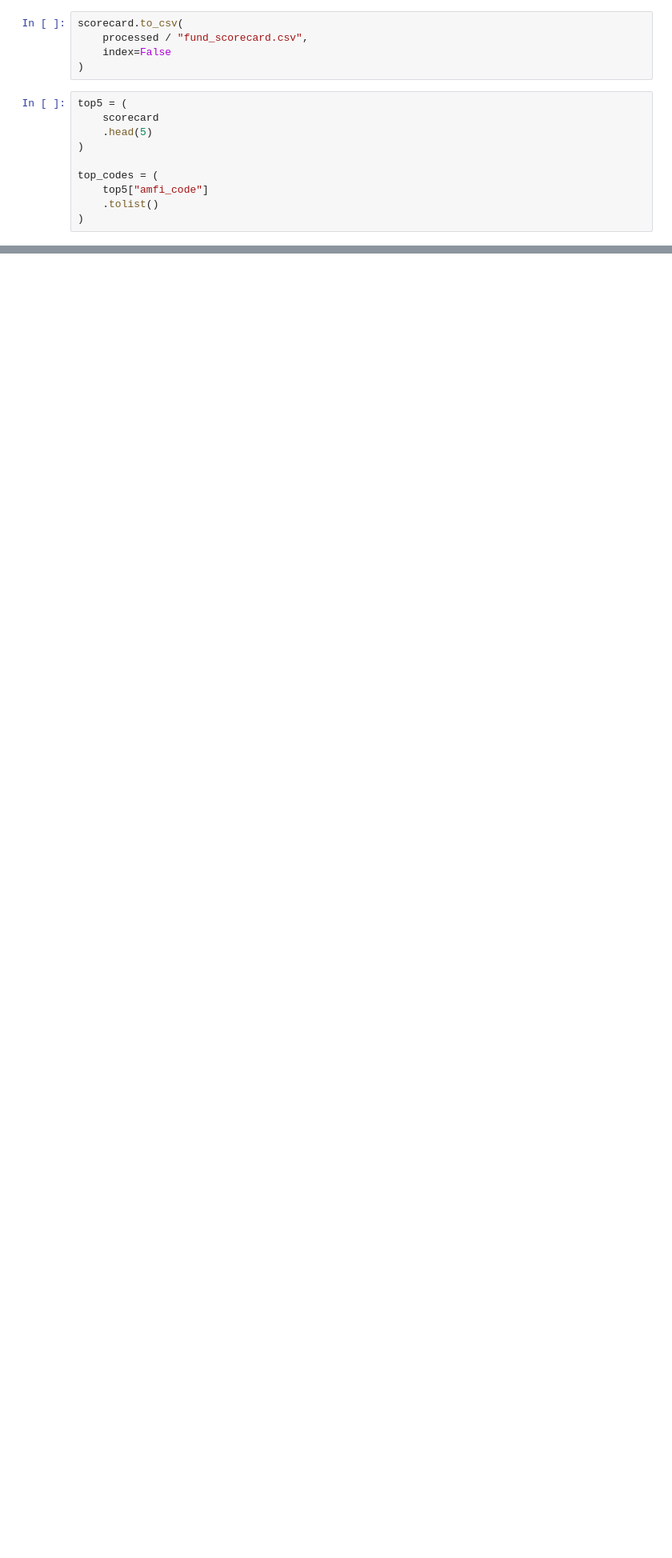
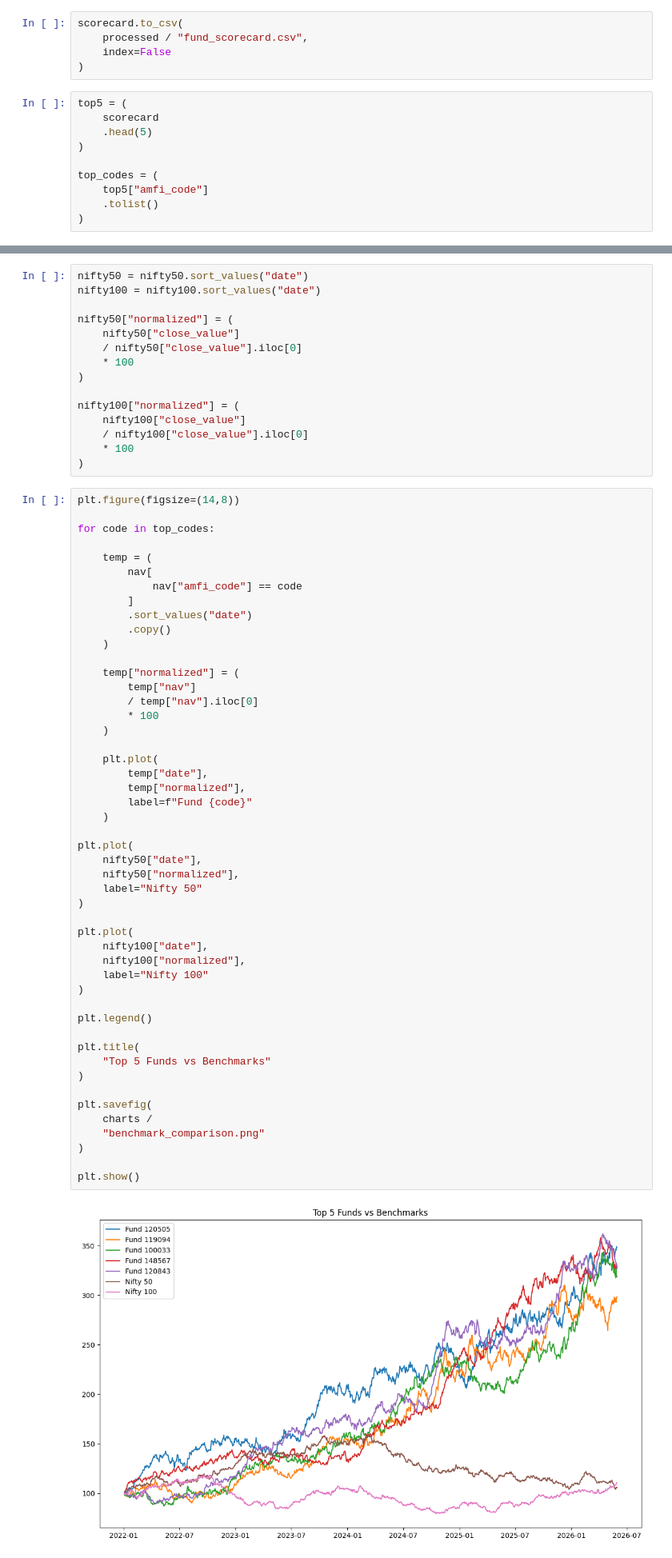
Before and after one commit to Rhea-15/mutual-fund-analytics, a Jupyter notebook: notebooks/Performance_Analytics.ipynb, the cells around one changed output, grey strips where cells are left out. Shown at 80% size. Cells and saved outputs as stored; diff of their text form; blank space fills up the shorter version.

```diff
--- a/notebooks/Performance_Analytics.ipynb
+++ b/notebooks/Performance_Analytics.ipynb
@@ -515,0 +677,66 @@ plt.show()
+# %%
+nifty50 = nifty50.sort_values("date")
+nifty100 = nifty100.sort_values("date")
+
+nifty50["normalized"] = (
+    nifty50["close_value"]
+    / nifty50["close_value"].iloc[0]
+    * 100
+)
+
+nifty100["normalized"] = (
+    nifty100["close_value"]
+    / nifty100["close_value"].iloc[0]
+    * 100
+)
+# %%
+plt.figure(figsize=(14,8))
+
+for code in top_codes:
+
+    temp = (
+        nav[
+            nav["amfi_code"] == code
+        ]
+        .sort_values("date")
+        .copy()
+    )
+
+    temp["normalized"] = (
+        temp["nav"]
+        / temp["nav"].iloc[0]
+        * 100
+    )
+
+    plt.plot(
+        temp["date"],
+        temp["normalized"],
+        label=f"Fund {code}"
+    )
+
+plt.plot(
+    nifty50["date"],
+    nifty50["normalized"],
+    label="Nifty 50"
+)
+
+plt.plot(
+    nifty100["date"],
+    nifty100["normalized"],
+    label="Nifty 100"
+)
+
+plt.legend()
+
+plt.title(
+    "Top 5 Funds vs Benchmarks"
+)
+
+plt.savefig(
+    charts /
+    "benchmark_comparison.png"
+)
+
+plt.show()
+# %% [output]
+[figure, added]
```
Also changed, not shown: parts of 11 cells of this notebook, 29 other files.
